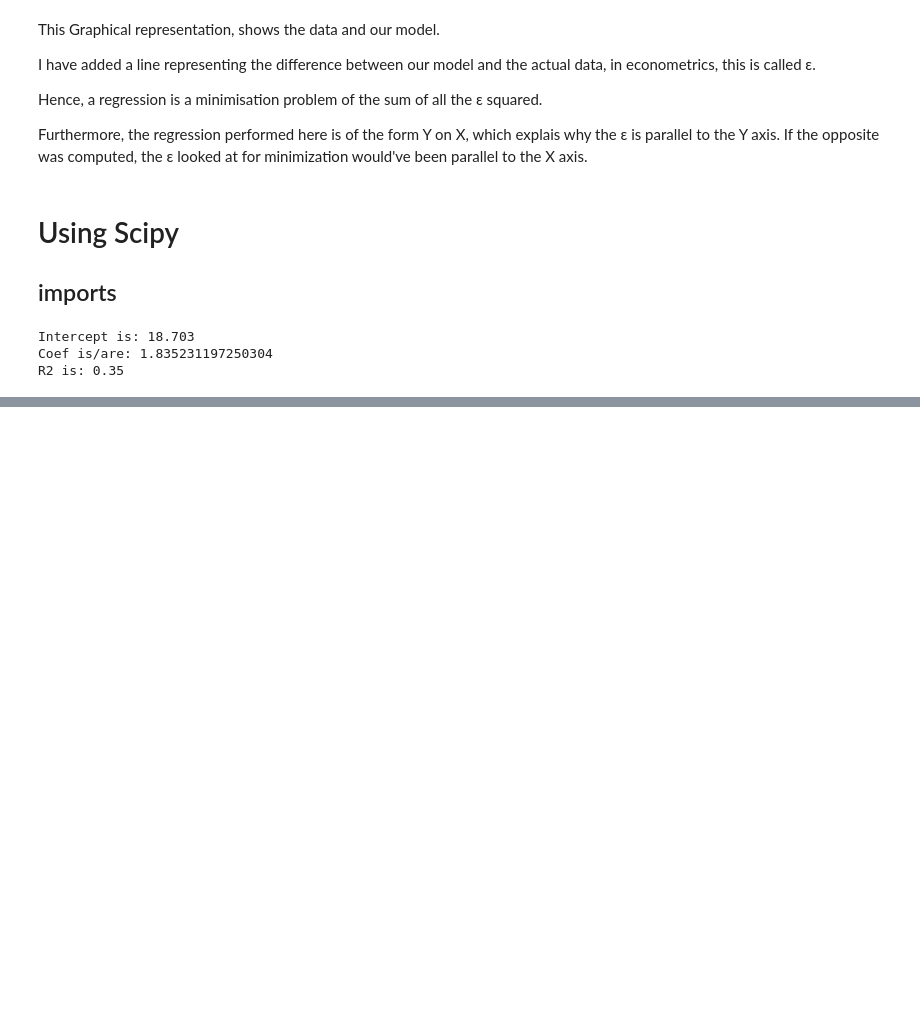
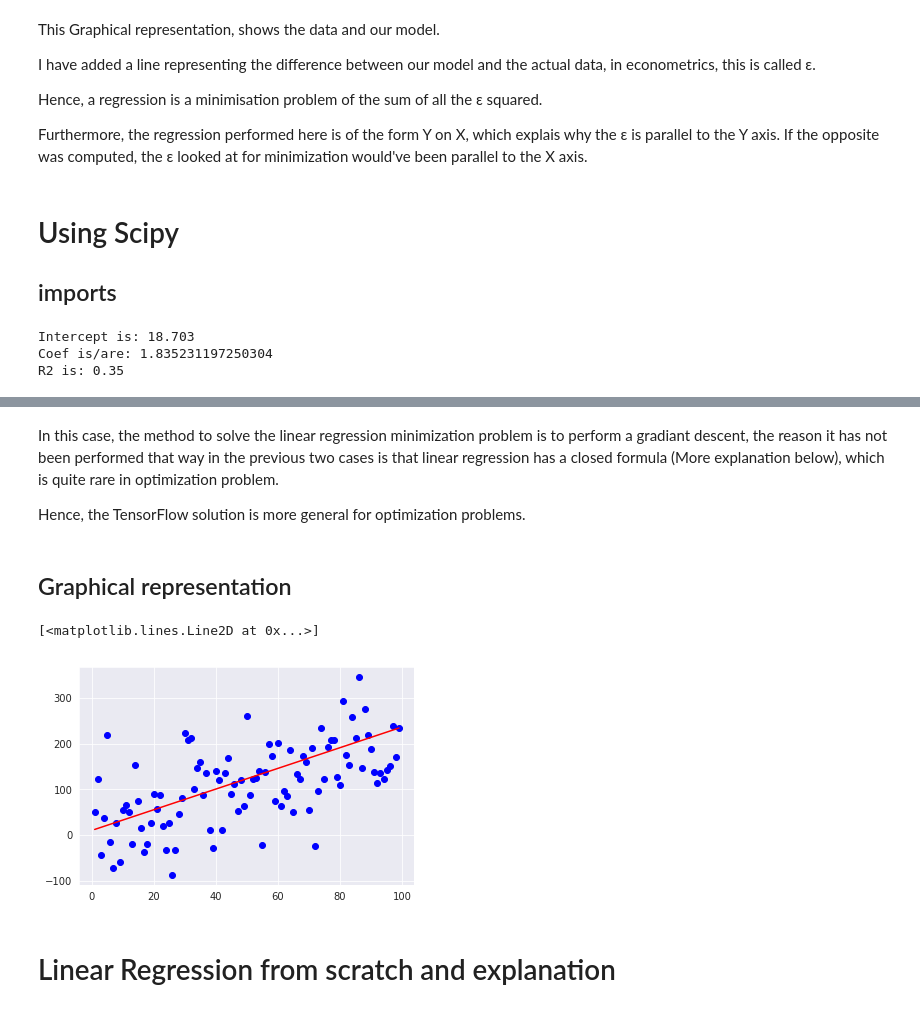
Before and after one commit to KelianF/MachineLearning, a Jupyter notebook: Supervised/Linear_Regression.ipynb, the cells around one changed output, grey strips where cells are left out. Saved outputs shown, nothing was run; the diff lists cells and outputs as text; code cells hidden in the pictures; blank space fills up the shorter version.

```diff
--- a/Supervised/Linear_Regression.ipynb
+++ b/Supervised/Linear_Regression.ipynb
@@ -83,0 +120,26 @@ R2 is: 0.35
+# %%
+# Starting the Tensorflow Session
+with tf.Session() as sess:
+
+    # Initializing the Variables
+    sess.run(init)
+
+    # Iterating through all the epochs
+    for epoch in range(training_epochs):
+
+        # Feeding each data point into the optimizer using Feed Dictionary
+        for (_x, _y) in zip(x, y):
+            sess.run(optimizer, feed_dict = {X : _x, Y : _y})
+
+        if (epoch + 1) % 50 == 0:  # Displaying the result after every 50 epochs
+            # Calculating the cost a every epoch
+            c = sess.run(cost, feed_dict = {X : x, Y : y})
+            print("Epoch", (epoch + 1), ": cost =", c, "W =", sess.run(W), "b =", sess.run(b))
+
+    training_cost = sess.run(cost, feed_dict ={X: x, Y: y})  # Storing necessary values to be used outside the Session
+    weight = sess.run(W)
+    bias = sess.run(b)
+
+# Calculating the predictions
+predictions = weight * x + bias
+print("Training cost =", training_cost, ",Weight =", weight, ",bias =", bias, '\n')
@@ -83,0 +167,14 @@ R2 is: 0.35
+# %% [markdown]
+In this case, the method to solve the linear regression minimization problem is to perform a gradiant descent, the reason it has not been performed that way in the previous two cases is that linear regression has a closed formula (More explanation below), which is quite rare in optimization problem.
+
+Hence, the TensorFlow solution is more general for optimization problems.
+# %% [markdown]
+## Graphical representation
+# %%
+plt.plot(x, y, 'ro', color='blue')
+plt.plot(x, predictions, color='red')
+# %% [output]
+[<matplotlib.lines.Line2D at 0x...>]
+[figure, added]
+# %% [markdown]
+# Linear Regression from scratch and explanation
```
Also changed, not shown: parts of 7 cells of this notebook.
